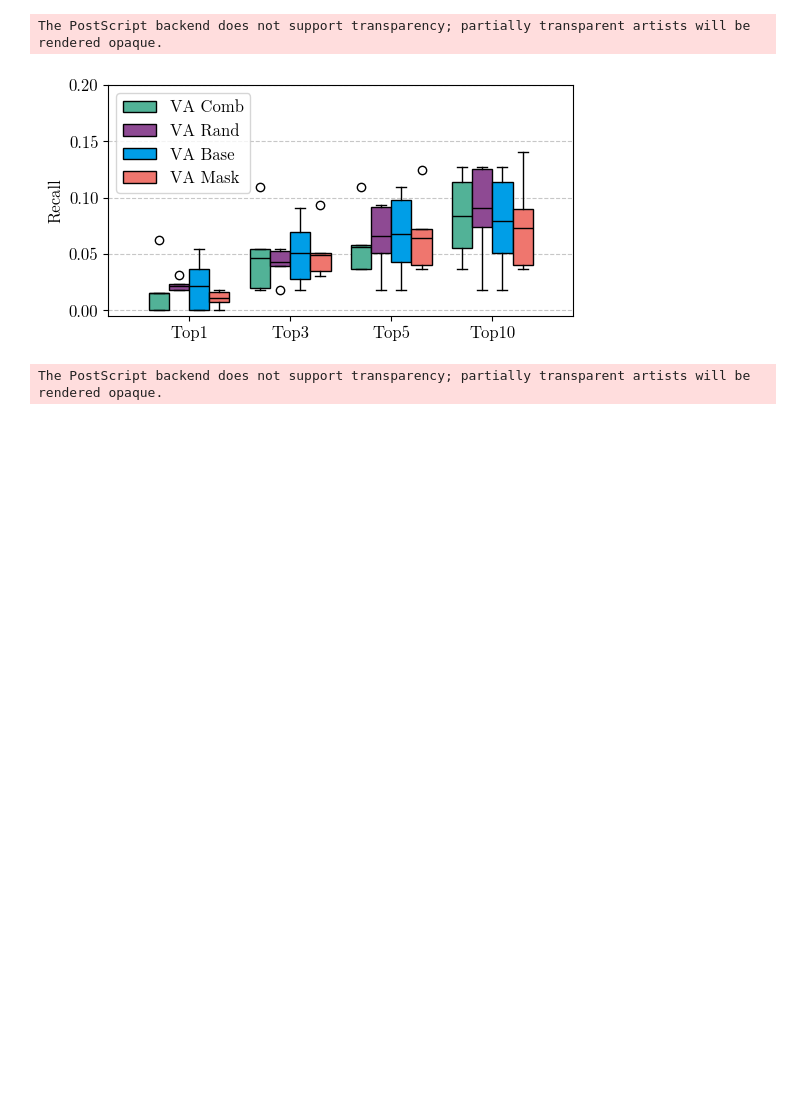
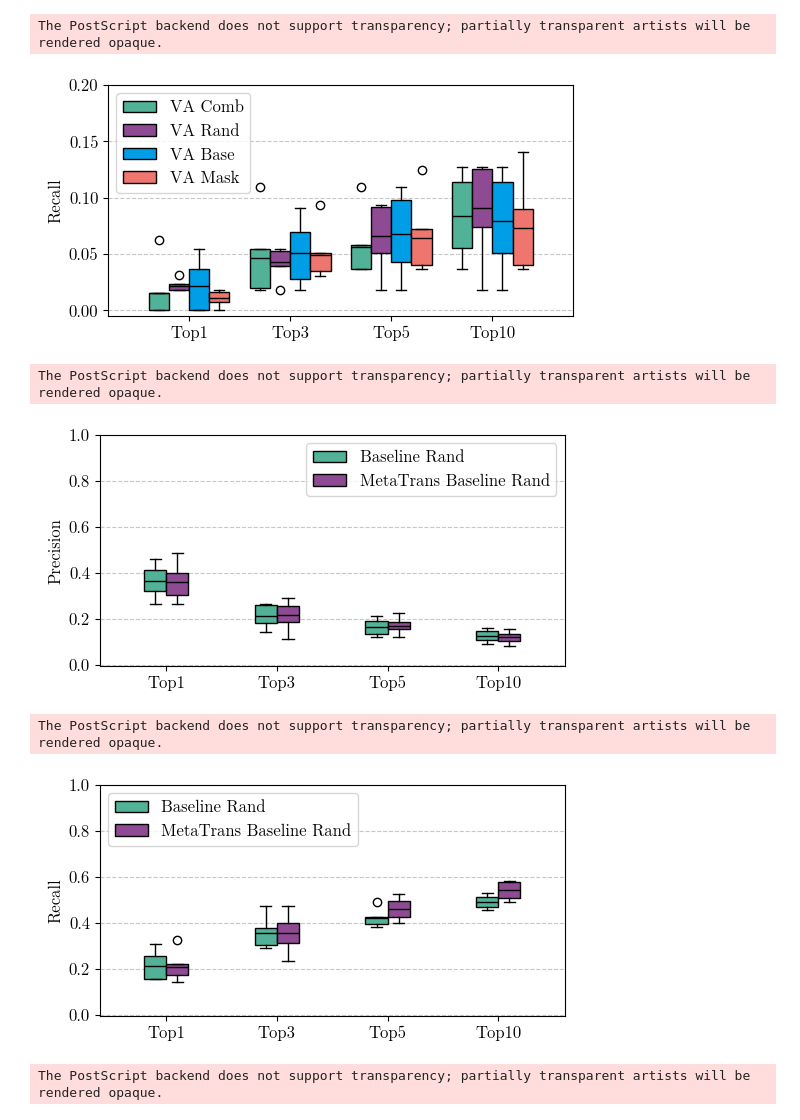
Before and after one commit to tsofiac/LAGOM, a Jupyter notebook: data_analysis/boxplot.ipynb, the cells around one changed output. Cells and saved outputs as stored; diff of their text form; code cells hidden in the pictures; blank space fills up the shorter version.

Commit message:
figures and plots

```diff
--- a/data_analysis/boxplot.ipynb
+++ b/data_analysis/boxplot.ipynb
@@ -252,6 +254,34 @@ The PostScript backend does not support transparency; partially transparent arti
 [figure]
 The PostScript backend does not support transparency; partially transparent artists will be rendered opaque.
 [figure]
+# %%
+bs = 4
+
+recall_baseline_05, precision_baseline_05, score_one_baseline_05, score_all_baseline_05 = score_result('../evaluation/alohomora/result_base_rand.csv', bs, False)
+recall_meta, precision_meta, score_one_meta, score_all_meta = score_result('../evaluation/alohomora/result_chemVAMetaTrans.csv', bs, False)
+
+data = [precision_baseline_05[0:4], precision_meta[0:4]]
+
+xlabel = None
+ylabel = 'Precision'
+xticks = ['Top1', 'Top3', 'Top5', 'Top10']
+labels = ['Baseline Rand', 'MetaTrans Baseline Rand']
+
+multi_boxplot(data, xlabel, ylabel, xticks, labels, 'upper right', "meta_precision", 1)
+
+data = [recall_baseline_05[0:4], recall_meta[0:4]]
+
+xlabel = None
+ylabel = 'Recall'
+xticks = ['Top1', 'Top3', 'Top5', 'Top10']
+labels = ['Baseline Rand', 'MetaTrans Baseline Rand']
+
+multi_boxplot(data, xlabel, ylabel, xticks, labels, 'upper left', 'meta_recall', 1)
+# %% [output]
+The PostScript backend does not support transparency; partially transparent artists will be rendered opaque.
+[figure, added]
+The PostScript backend does not support transparency; partially transparent artists will be rendered opaque.
+[figure, added]
 # %%
 bs = 4
 
```
Also changed, not shown: parts of 2 cells of this notebook, 16 other files.
